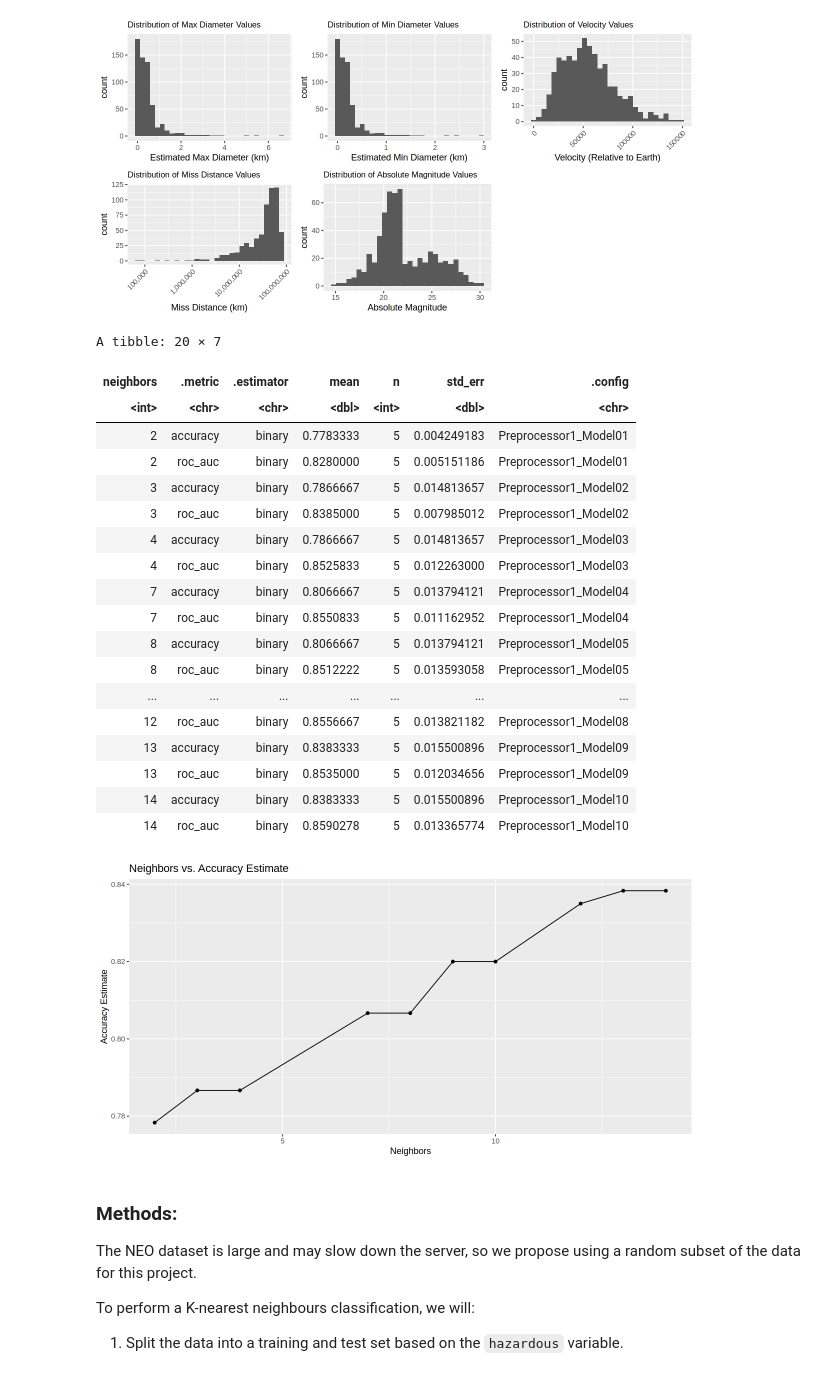
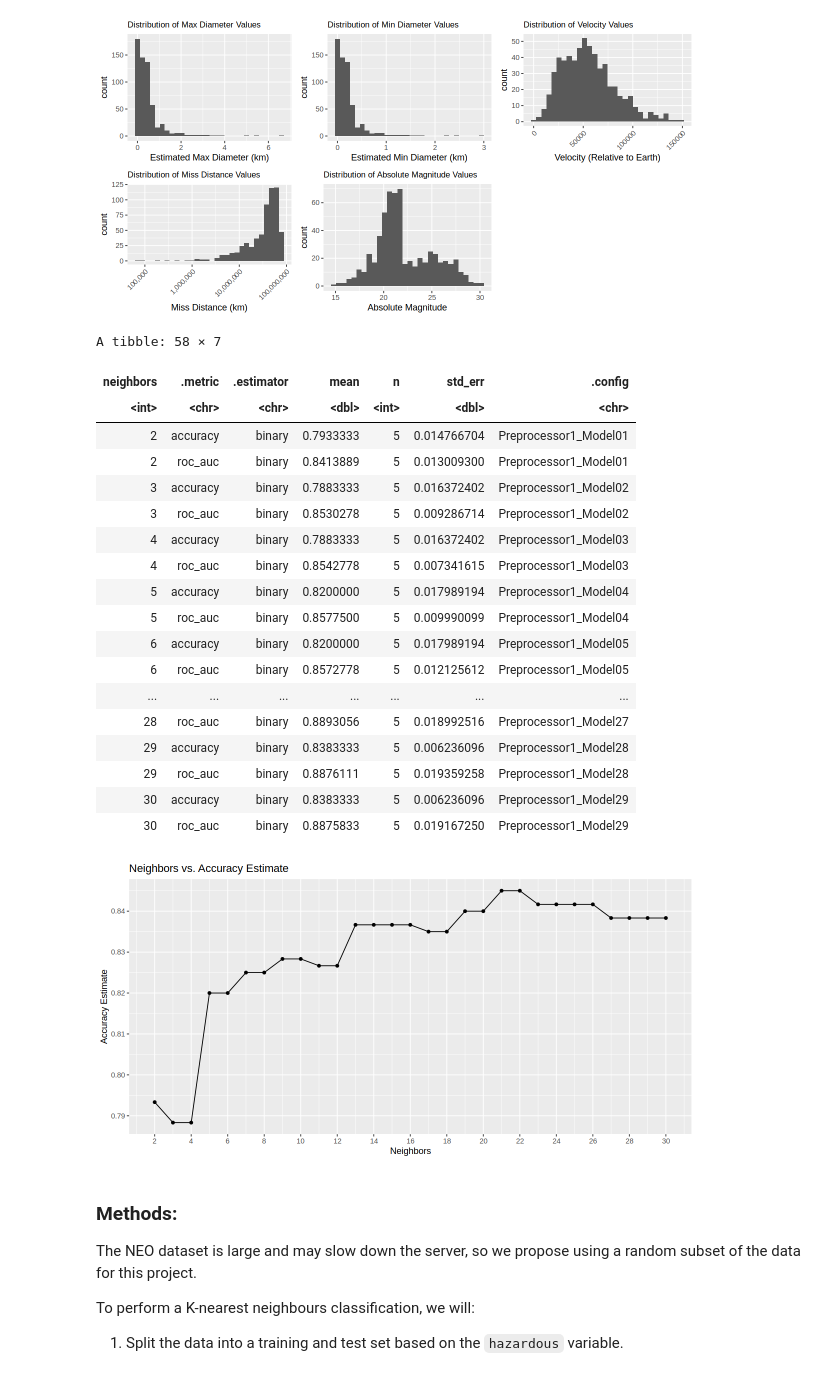
Before and after one commit to LongTortue/DSCI100-Group-Project, a Jupyter notebook: GroupReport.ipynb, the cells around one changed output. Cells and saved outputs as stored; diff of their text form; code cells hidden in the pictures.

Commit message:
Set seed and plot scale

```diff
--- a/GroupReport.ipynb
+++ b/GroupReport.ipynb
@@ -190,7 +190,7 @@ A tibble: 1 × 5
 [figure]
 # %%
 # TO DO
-
+set.seed(50)
 # Create standaridization recipe
 neo_recipe <- recipe(hazardous ~ est_diameter_min + est_diameter_max +
                      relative_velocity + miss_distance + absolute_magnitude, data = neo_data_train) |>
@@ -206,10 +206,12 @@ neo_model <- nearest_neighbor(weight_func = "rectangular", neighbors = tune()) |
 neo_vfold <- vfold_cv(neo_data_train, v = 5, strata = hazardous)
 
 # Combine the recipe and model in workflow, train and tune classifier
+k_vals <- tibble(neighbors = seq(2, 30))
+
 knn_results <- workflow() |>
     add_recipe(neo_recipe) |>
     add_model(neo_model) |>
-    tune_grid(resamples = neo_vfold, grid = 10) |>
+    tune_grid(resamples = neo_vfold, grid = k_vals) |>
     collect_metrics()
 knn_results
 
@@ -219,51 +221,52 @@ accuracies <- knn_results |>
 
 results_plot <- accuracies |>
     ggplot(aes(x = neighbors, y = mean)) +
     geom_point() +
     geom_line() +
     labs(x = "Neighbors", y = "Accuracy Estimate") +
-    ggtitle("Neighbors vs. Accuracy Estimate")
+    ggtitle("Neighbors vs. Accuracy Estimate") +
+    scale_x_continuous(breaks = seq(0, 30, by = 2))
 results_plot
 
 
 
 
 # NOTE: We have to decide how many K values to use to tune the classifier with
 # Make a new model specification using the K value that yields high accuracy and recall values
 # Visualize data analysis results (make plots for accuracy and recall values)
 # Evaluate dataset (use test dataset)
 # Maybe at the end, we can test the classifier with a random observation that we make up
 
 # Note: all tables and figure should have a figure/table number and a legend
 # Word count: max 2000 written words, not including citations
 
 # Along the way, add details to the "Methods" section
 # Complete the Discussion by summarize the conclusions we made from data analysis
 # If we haven't maxed out the 2000 word count, add more to "Intro", "NEO Dataset",
 #                                              and "Expected outcomes and Significance"
 
 # Note: For references, any reputable source is fine
 # %% [output]
-A tibble: 20 × 7
+A tibble: 58 × 7
 | neighbors | .metric | .estimator | mean | n | std_err | .config |
 | <int> | <chr> | <chr> | <dbl> | <int> | <dbl> | <chr> |
-| 2 | accuracy | binary | 0.7783333 | 5 | 0.004249183 | Preprocessor1_Model01 |
-| 2 | roc_auc | binary | 0.8280000 | 5 | 0.005151186 | Preprocessor1_Model01 |
-| 3 | accuracy | binary | 0.7866667 | 5 | 0.014813657 | Preprocessor1_Model02 |
-| 3 | roc_auc | binary | 0.8385000 | 5 | 0.007985012 | Preprocessor1_Model02 |
-| 4 | accuracy | binary | 0.7866667 | 5 | 0.014813657 | Preprocessor1_Model03 |
-| 4 | roc_auc | binary | 0.8525833 | 5 | 0.012263000 | Preprocessor1_Model03 |
-| 7 | accuracy | binary | 0.8066667 | 5 | 0.013794121 | Preprocessor1_Model04 |
-| 7 | roc_auc | binary | 0.8550833 | 5 | 0.011162952 | Preprocessor1_Model04 |
-| 8 | accuracy | binary | 0.8066667 | 5 | 0.013794121 | Preprocessor1_Model05 |
-| 8 | roc_auc | binary | 0.8512222 | 5 | 0.013593058 | Preprocessor1_Model05 |
+| 2 | accuracy | binary | 0.7933333 | 5 | 0.014766704 | Preprocessor1_Model01 |
+| 2 | roc_auc | binary | 0.8413889 | 5 | 0.013009300 | Preprocessor1_Model01 |
+| 3 | accuracy | binary | 0.7883333 | 5 | 0.016372402 | Preprocessor1_Model02 |
+| 3 | roc_auc | binary | 0.8530278 | 5 | 0.009286714 | Preprocessor1_Model02 |
+| 4 | accuracy | binary | 0.7883333 | 5 | 0.016372402 | Preprocessor1_Model03 |
+| 4 | roc_auc | binary | 0.8542778 | 5 | 0.007341615 | Preprocessor1_Model03 |
+| 5 | accuracy | binary | 0.8200000 | 5 | 0.017989194 | Preprocessor1_Model04 |
+| 5 | roc_auc | binary | 0.8577500 | 5 | 0.009990099 | Preprocessor1_Model04 |
+| 6 | accuracy | binary | 0.8200000 | 5 | 0.017989194 | Preprocessor1_Model05 |
+| 6 | roc_auc | binary | 0.8572778 | 5 | 0.012125612 | Preprocessor1_Model05 |
 | ... | ... | ... | ... | ... | ... | ... |
-| 12 | roc_auc | binary | 0.8556667 | 5 | 0.013821182 | Preprocessor1_Model08 |
-| 13 | accuracy | binary | 0.8383333 | 5 | 0.015500896 | Preprocessor1_Model09 |
-| 13 | roc_auc | binary | 0.8535000 | 5 | 0.012034656 | Preprocessor1_Model09 |
-| 14 | accuracy | binary | 0.8383333 | 5 | 0.015500896 | Preprocessor1_Model10 |
-| 14 | roc_auc | binary | 0.8590278 | 5 | 0.013365774 | Preprocessor1_Model10 |
+| 28 | roc_auc | binary | 0.8893056 | 5 | 0.018992516 | Preprocessor1_Model27 |
+| 29 | accuracy | binary | 0.8383333 | 5 | 0.006236096 | Preprocessor1_Model28 |
+| 29 | roc_auc | binary | 0.8876111 | 5 | 0.019359258 | Preprocessor1_Model28 |
+| 30 | accuracy | binary | 0.8383333 | 5 | 0.006236096 | Preprocessor1_Model29 |
+| 30 | roc_auc | binary | 0.8875833 | 5 | 0.019167250 | Preprocessor1_Model29 |
-[figure, old version]
+[figure, new version]
 # %% [markdown]
 ### Methods:
 The NEO dataset is large and may slow down the server, so we propose using a random subset of the data for this project.
```
Also changed, not shown: parts of 1 cell of this notebook.
